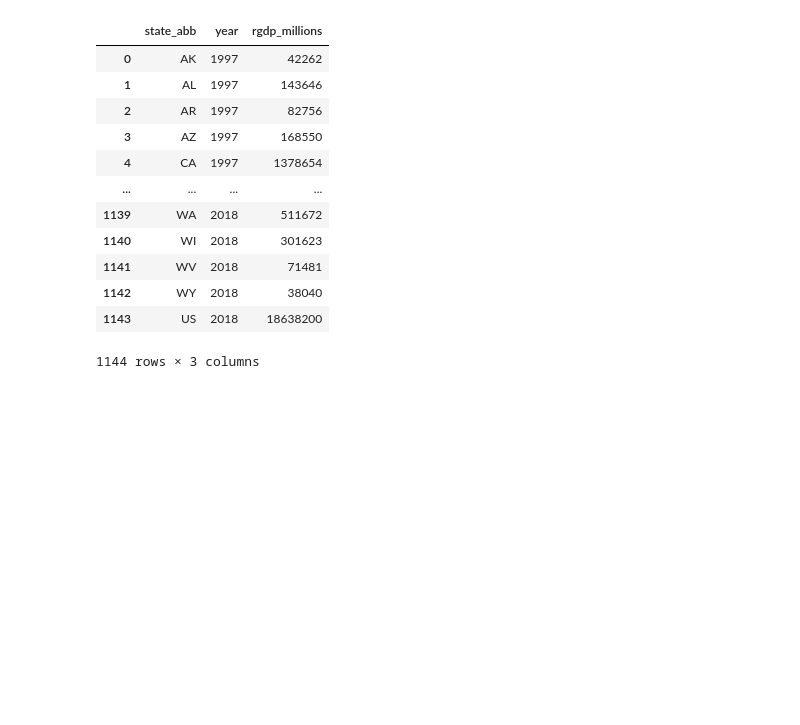
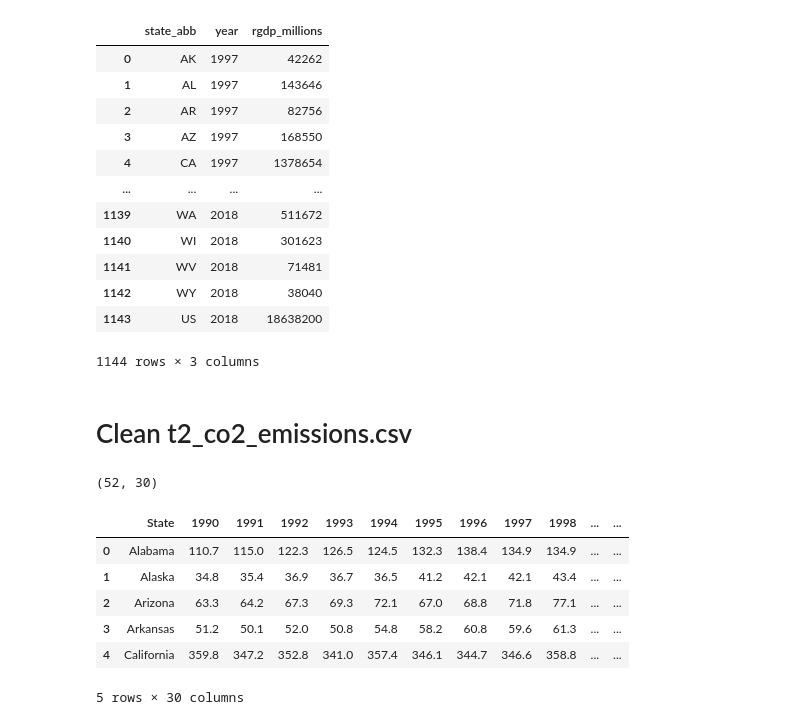
Before and after one commit to irenedepacina/final_project, a Jupyter notebook: ETL.ipynb, the cells around one changed output. Cells and saved outputs as stored; diff of their text form; code cells hidden in the pictures; blank space fills up the shorter version.

Commit message:
Cleaned t2_co2_emissions.csv

```diff
--- a/ETL.ipynb
+++ b/ETL.ipynb
@@ -362,3 +362,21 @@ df5
 | 1142 | WY | 2018 | 38040 |
 | 1143 | US | 2018 | 18638200 |
 1144 rows × 3 columns
+# %% [markdown]
+# Clean t2_co2_emissions.csv
+# %%
+# Read in data set
+# State energy-related carbon dioxide emissions by year, adjusted (1990–2018)
+# measured by million metric tons of energy related carbon dioxide
+df6 = pd.read_csv('Resources/data_raw/t2_co2_emissions.csv')
+print(df6.shape)
+df6.head()
+# %% [output]
+(52, 30)
+|  | State | 1990 | 1991 | 1992 | 1993 | 1994 | 1995 | 1996 | 1997 | 1998 | ... | ... |
+| 0 | Alabama | 110.7 | 115.0 | 122.3 | 126.5 | 124.5 | 132.3 | 138.4 | 134.9 | 134.9 | ... | ... |
+| 1 | Alaska | 34.8 | 35.4 | 36.9 | 36.7 | 36.5 | 41.2 | 42.1 | 42.1 | 43.4 | ... | ... |
+| 2 | Arizona | 63.3 | 64.2 | 67.3 | 69.3 | 72.1 | 67.0 | 68.8 | 71.8 | 77.1 | ... | ... |
+| 3 | Arkansas | 51.2 | 50.1 | 52.0 | 50.8 | 54.8 | 58.2 | 60.8 | 59.6 | 61.3 | ... | ... |
+| 4 | California | 359.8 | 347.2 | 352.8 | 341.0 | 357.4 | 346.1 | 344.7 | 346.6 | 358.8 | ... | ... |
+5 rows × 30 columns
```
Also changed, not shown: parts of 3 cells of this notebook, 1 other file.
